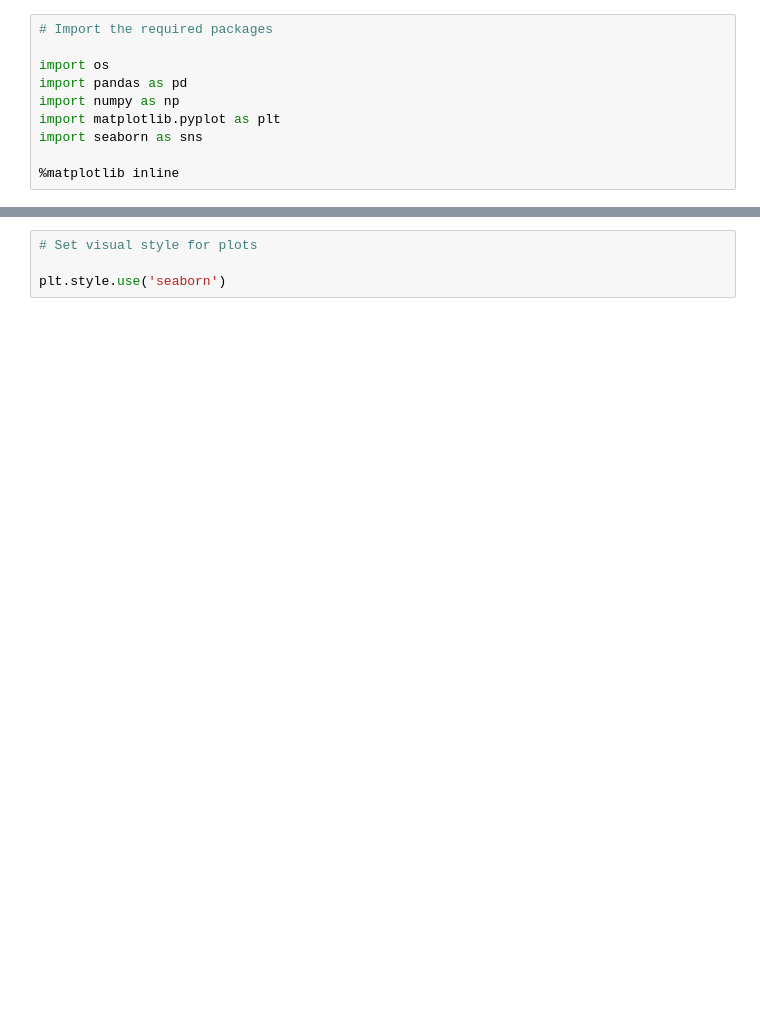
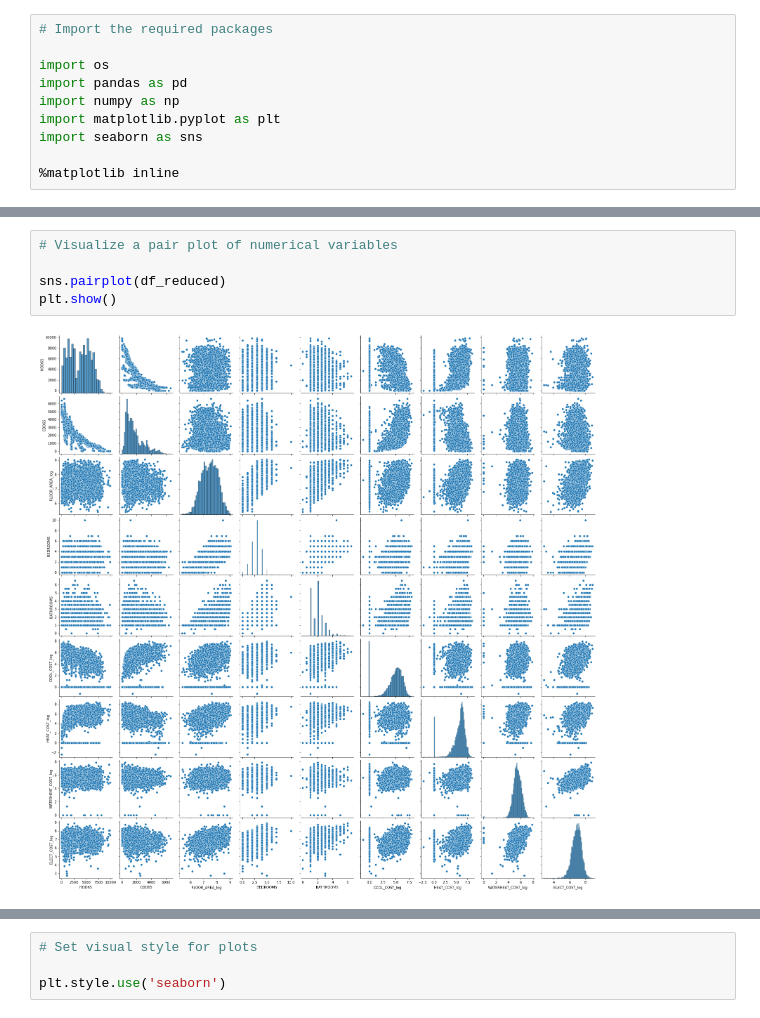
Before and after one commit to jvrnuno/Capstone-2, a Jupyter notebook: notebooks/2_JNT_exploratory_data_analysis.ipynb, the cells around one changed output, grey strips where cells are left out. Saved outputs shown, nothing was run; the diff lists cells and outputs as text; blank space fills up the shorter version.

```diff
--- a/notebooks/2_JNT_exploratory_data_analysis.ipynb
+++ b/notebooks/2_JNT_exploratory_data_analysis.ipynb
@@ -66,0 +99,7 @@ df.head()
+# %%
+# Visualize a pair plot of numerical variables
+
+sns.pairplot(df_reduced)
+plt.show()
+# %% [output]
+[figure, added]
```
Also changed, not shown: parts of 92 cells of this notebook.
